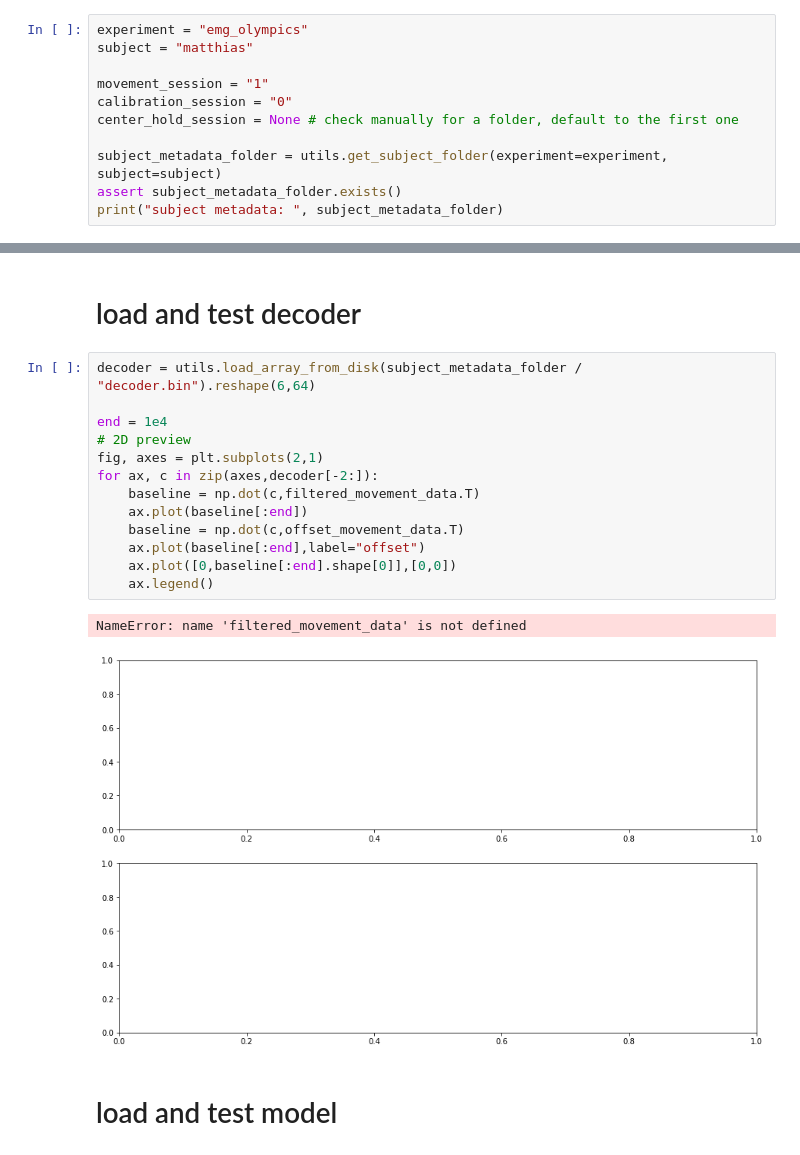
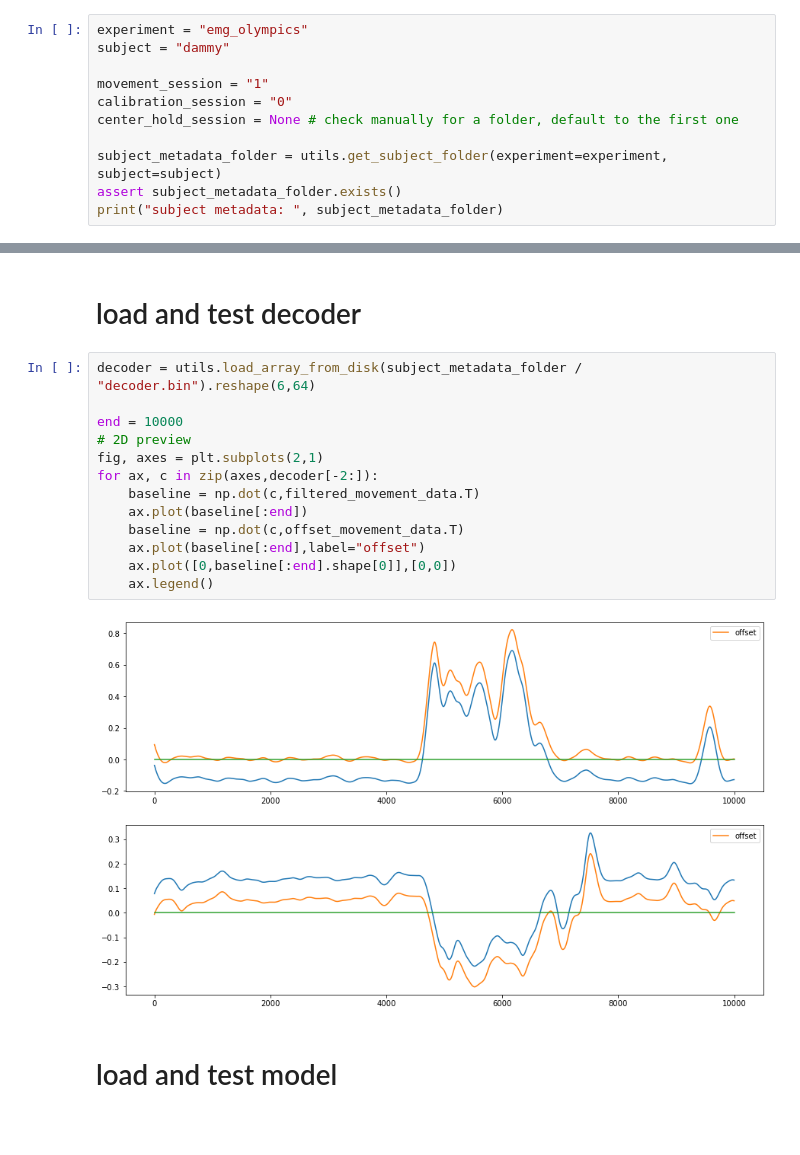
Before and after one commit to spewil/kyberphysics, a Jupyter notebook: notebooks/mappings.ipynb, the cells around one changed output, grey strips where cells are left out. Saved outputs shown, nothing was run; the diff lists cells and outputs as text; blank space fills up the shorter version.

Commit message:
pre dammy

```diff
--- a/notebooks/mappings.ipynb
+++ b/notebooks/mappings.ipynb
@@ -36,7 +36,7 @@ NOTES:
 # load data
 # %%
 experiment = "emg_olympics"
-subject = "matthias"
+subject = "dammy"
 
 movement_session = "1"
 calibration_session = "0"
@@ -563,19 +562,18 @@ utils.get_subject_metadata(experiment,subject)
 # %%
 decoder = utils.load_array_from_disk(subject_metadata_folder / "decoder.bin").reshape(6,64)
 
-end = 1e4
+end = 10000
 # 2D preview
 fig, axes = plt.subplots(2,1)
 for ax, c in zip(axes,decoder[-2:]):
     baseline = np.dot(c,filtered_movement_data.T)
     ax.plot(baseline[:end])
     baseline = np.dot(c,offset_movement_data.T)
     ax.plot(baseline[:end],label="offset")
     ax.plot([0,baseline[:end].shape[0]],[0,0])
     ax.legend()
 # %% [output]
-NameError: name 'filtered_movement_data' is not defined
-[figure, old version]
+[figure, new version]
 # %% [markdown]
 # load and test model
 # %%
```
Also changed, not shown: parts of 15 cells of this notebook, 6 other files.
